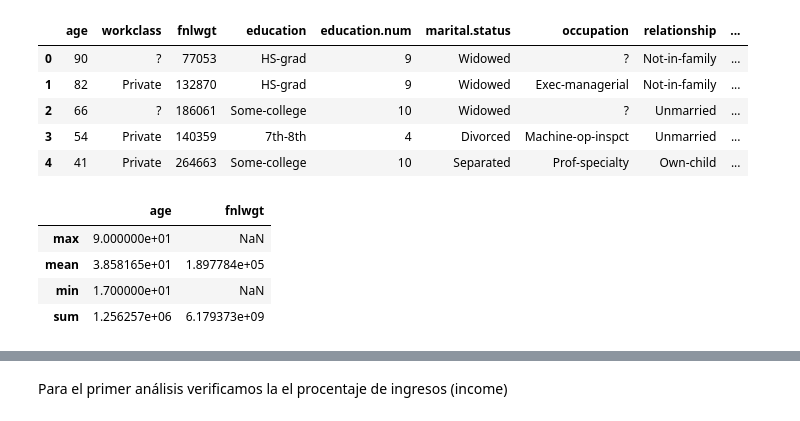
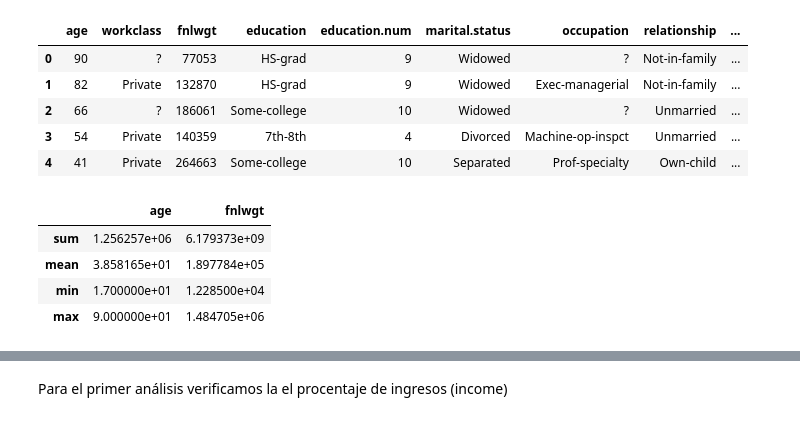
Before and after one commit to fepineda/AnalisisCensos, a Jupyter notebook: RedesNeuronales.ipynb, the cells around one changed output, grey strips where cells are left out. Saved outputs shown, nothing was run; the diff lists cells and outputs as text; code cells hidden in the pictures.

```diff
--- a/RedesNeuronales.ipynb
+++ b/RedesNeuronales.ipynb
@@ -31,12 +31,12 @@ df.head()
 | 3 | 54 | Private | 140359 | 7th-8th | 4 | Divorced | Machine-op-inspct | Unmarried | ... |
 | 4 | 41 | Private | 264663 | Some-college | 10 | Separated | Prof-specialty | Own-child | ... |
 # %%
-df.agg({'age': ['sum', 'mean','min','max'], 'fnlwgt': ['sum', 'mean']})
+df.agg({'age': ['sum', 'mean','min','max'], 'fnlwgt': ['sum', 'mean','min','max']})
 # %% [output]
 |  | age | fnlwgt |
-| max | 9.000000e+01 | NaN |
+| sum | 1.256257e+06 | 6.179373e+09 |
 | mean | 3.858165e+01 | 1.897784e+05 |
-| min | 1.700000e+01 | NaN |
-| sum | 1.256257e+06 | 6.179373e+09 |
+| min | 1.700000e+01 | 1.228500e+04 |
+| max | 9.000000e+01 | 1.484705e+06 |
 # %%
 #porcentaje de la infromación
```
Also changed, not shown: parts of 11 cells of this notebook.
